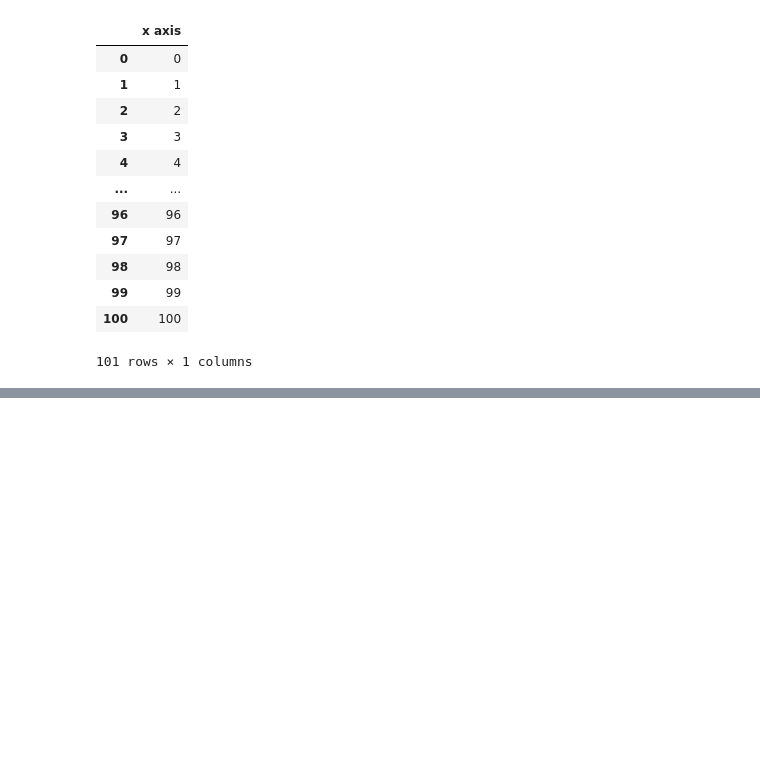
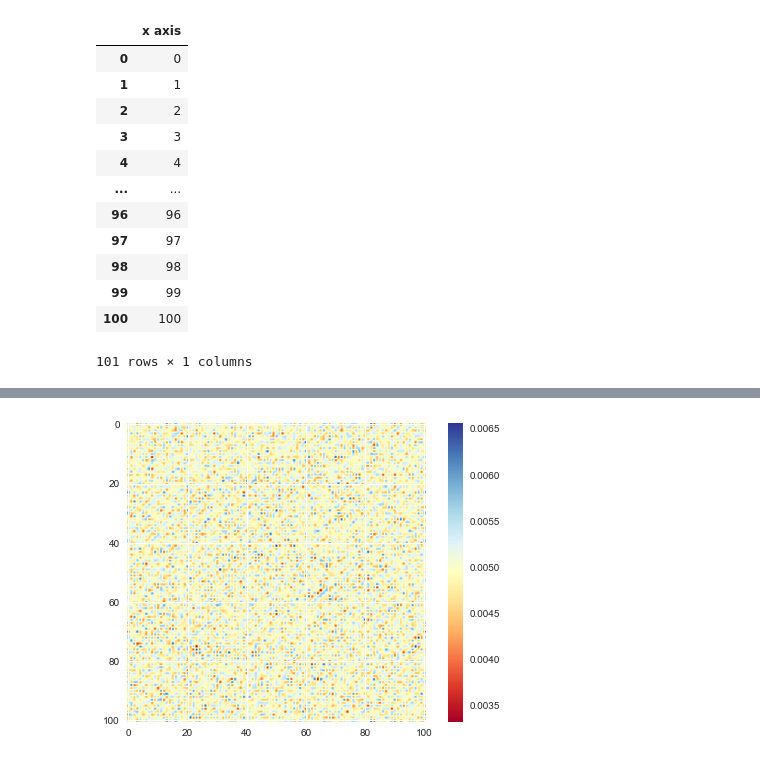
Before and after one commit to edoardoluna/EC-CC-PDE-Model, a Jupyter notebook: ec-ec_spde_1D.ipynb, the cells around one changed output, grey strips where cells are left out. Cells and saved outputs as stored; diff of their text form; code cells hidden in the pictures; blank space fills up the shorter version.

```diff
--- a/ec-ec_spde_1D.ipynb
+++ b/ec-ec_spde_1D.ipynb
@@ -62,0 +91,3 @@ plt.show()
+# %%
+spde = pd.read_csv("ec_ec_spde_2d.txt",sep=" ",header=None)
+spde = spde.drop(columns=101,axis=1)
@@ -62,0 +110,13 @@ plt.show()
+# %%
+spde = spde.drop(columns=101,axis=1)
+# %%
+plt.figure()
+plt.imshow(spde[101:202], cmap ="RdYlBu")
+
+
+# Displaying a color bar to understand
+# which color represents which range of data
+plt.colorbar()
+plt.show()
+# %% [output]
+[figure, added]
```
Also changed, not shown: parts of 7 cells of this notebook.
